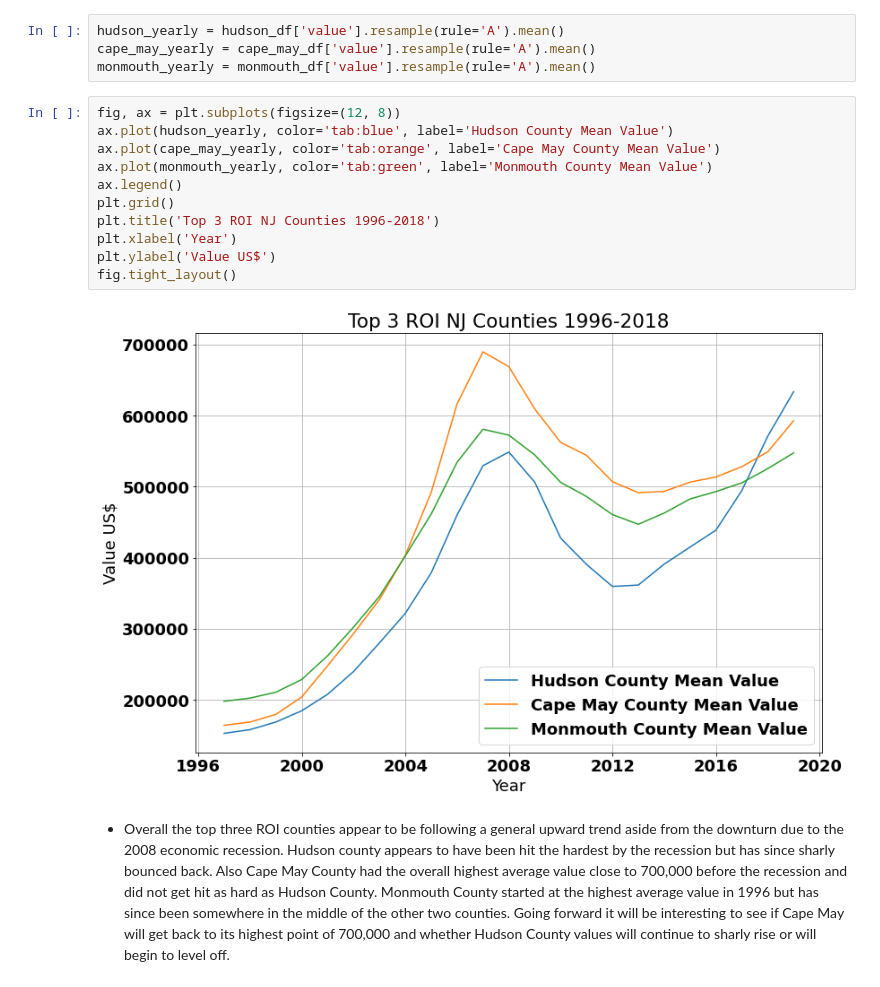
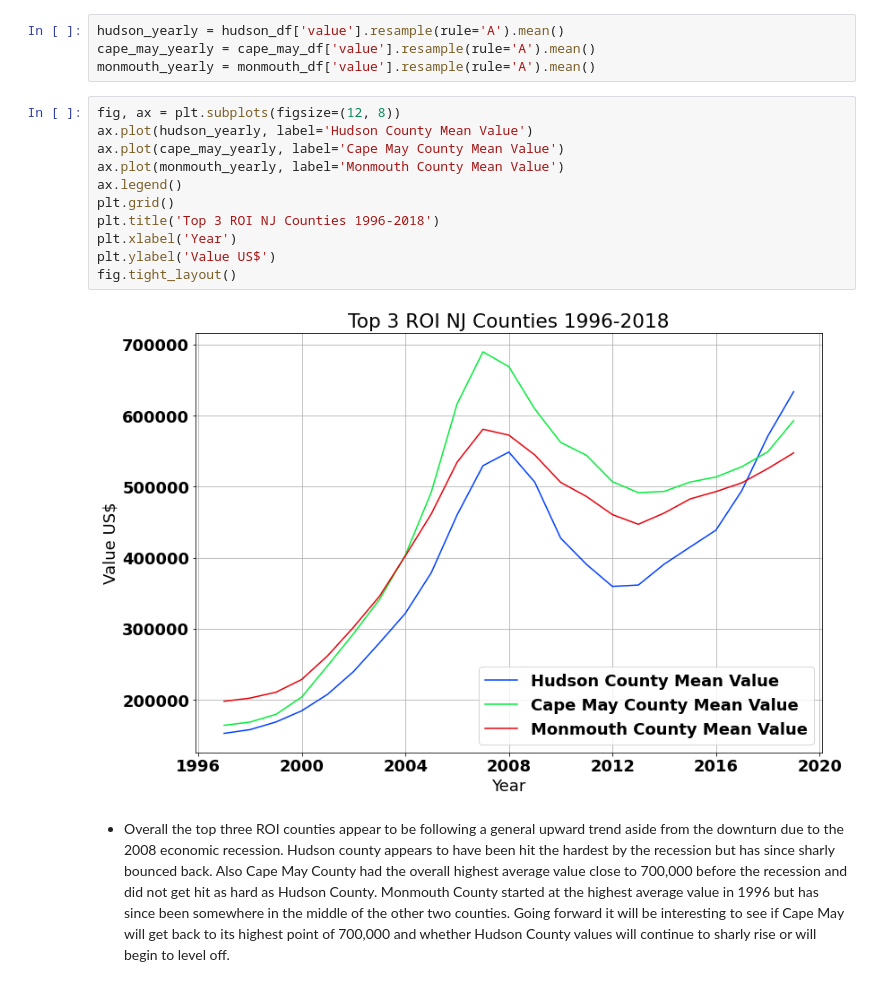
Before and after one commit to jmg0144/Zillow-Time-Series-Analysis, a Jupyter notebook: zillow-time-series-analysis.ipynb, the cells around one changed output. Drawn from its saved outputs; the diff is of its cells as text.

Commit message:
Updated graph

```diff
--- a/zillow-time-series-analysis.ipynb
+++ b/zillow-time-series-analysis.ipynb
@@ -505,17 +505,17 @@ cape_may_yearly = cape_may_df['value'].resample(rule='A').mean()
 monmouth_yearly = monmouth_df['value'].resample(rule='A').mean()
 # %%
 fig, ax = plt.subplots(figsize=(12, 8))
-ax.plot(hudson_yearly, color='tab:blue', label='Hudson County Mean Value')
-ax.plot(cape_may_yearly, color='tab:orange', label='Cape May County Mean Value')
-ax.plot(monmouth_yearly, color='tab:green', label='Monmouth County Mean Value')
+ax.plot(hudson_yearly, label='Hudson County Mean Value')
+ax.plot(cape_may_yearly, label='Cape May County Mean Value')
+ax.plot(monmouth_yearly, label='Monmouth County Mean Value')
 ax.legend()
 plt.grid()
 plt.title('Top 3 ROI NJ Counties 1996-2018')
 plt.xlabel('Year')
 plt.ylabel('Value US$')
 fig.tight_layout()
 # %% [output]
-[figure, old version]
+[figure, new version]
 # %% [markdown]
  - Overall the top three ROI counties appear to be following a general upward trend aside from the downturn due to the 2008 economic recession. Hudson county appears to have been hit the hardest by the recession but has since sharly bounced back. Also Cape May County had the overall highest average value close to 700,000 before the recession and did not get hit as hard as Hudson County. Monmouth County started at the highest average value in 1996 but has since been somewhere in the middle of the other two counties. Going forward it will be interesting to see if Cape May will get back to its highest point of 700,000 and whether Hudson County values will continue to sharly rise or will begin to level off.
 # %% [markdown]
```
Also changed, not shown: parts of 8 cells of this notebook.
